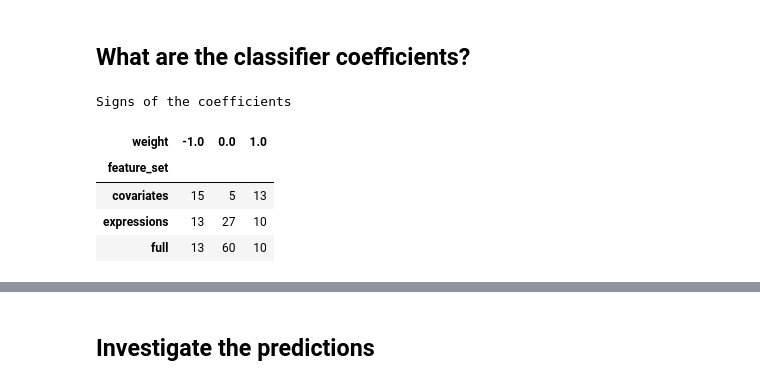
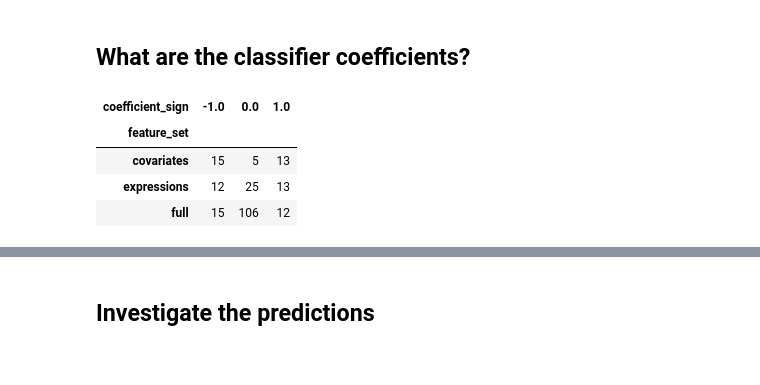
Before and after one commit to cognoma/machine-learning, a Jupyter notebook: 2.TCGA-MLexample-covariates.ipynb, the cells around one changed output, grey strips where cells are left out. Saved outputs shown, nothing was run; the diff lists cells and outputs as text; code cells hidden in the pictures.

```diff
--- a/2.TCGA-MLexample-covariates.ipynb
+++ b/2.TCGA-MLexample-covariates.ipynb
@@ -84,7 +79,7 @@ Covariates matrix shape: (7306, 33)
 # %%
 # Typically, this type of split can only be done
 # for genes where the number of mutations is large enough
-X = pd.concat([covariates, expression], axis='columns')
+X = pd.concat([covariate_df, expression_df], axis='columns')
 X_train, X_test, y_train, y_test = train_test_split(X, y, test_size=0.1, random_state=0)
 
 # Here are the percentage of tumors with TP53
@@ -96,11 +91,16 @@ Name: 7157, dtype: float64
 # %% [markdown]
 ## Feature selection
 # %%
-# Select the feature set for the different models within the pipeline
-n_covariates = len(covariates.columns)
 def select_feature_set_columns(X, feature_set):
-    if feature_set=='expressions': return X[:, n_covariates:]
-    return  X[:, :n_covariates]
+    """
+    Select the feature set for the different models within the pipeline
+    """
+    n_covariates = len(covariate_df.columns)
+    if feature_set == 'covariates':
+        return X[:, :n_covariates]
+    if feature_set == 'expressions':
+        return X[:, n_covariates:]
+    raise ValueError('feature_set not supported: {}'.format(feature_set))
 
 # Creates the expression features by standarizing them and running PCA
 # Because the expressions matrix is so large, we preprocess with PCA
@@ -176,14 +176,13 @@ cv_pipelines = {mod: GridSearchCV(estimator=pipeline,
                                   scoring='roc_auc')
                 for mod, pipeline in pipeline_definitions.items()}
 # %%
-st = time.perf_counter()
-
 # Fit the models
 for model, pipeline in cv_pipelines.items():
     print('Fitting CV for model: {0}'.format(model))
+    start_time = time.perf_counter()
     pipeline.fit(X=X_train, y=y_train)
-
-et = time.perf_counter()
-print('Time to fit models: {0}'.format(str(datetime.timedelta(seconds=et-st))))
+    end_time = time.perf_counter()
+    elapsed = datetime.timedelta(seconds=end_time - start_time)
+    print('\truntime: {}'.format(elapsed))
 # %% [output]
 Fitting CV for model: full
@@ -295,17 +299,16 @@ final_classifiers = {
 }
 
 coef_df = pd.concat([
-    get_model_coefficients(classifier, model, covariates.columns)
+    get_model_coefficients(classifier, model, covariate_df.columns)
     for model, classifier in final_classifiers.items()
 ])
 # %%
-print('Signs of the coefficients')
-pd.crosstab(coef_df.feature_set, np.sign(coef_df.weight))
+# Signs of the coefficients by model
+pd.crosstab(coef_df.feature_set, np.sign(coef_df.weight).rename('coefficient_sign'))
 # %% [output]
-Signs of the coefficients
-| weight | -1.0 | 0.0 | 1.0 |
+| coefficient_sign | -1.0 | 0.0 | 1.0 |
 | feature_set |  |  |  |
 | covariates | 15 | 5 | 13 |
-| expressions | 13 | 27 | 10 |
-| full | 13 | 60 | 10 |
+| expressions | 12 | 25 | 13 |
+| full | 15 | 106 | 12 |
 # %%
```
Also changed, not shown: parts of 14 cells of this notebook, 1 other file.
